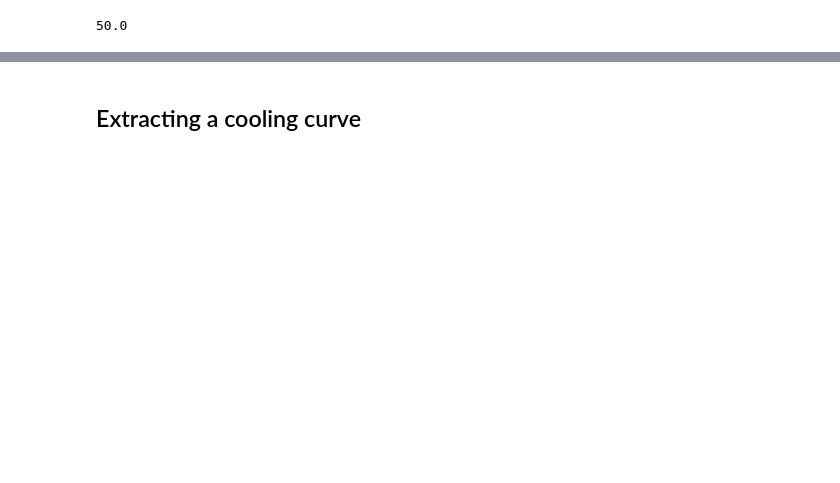
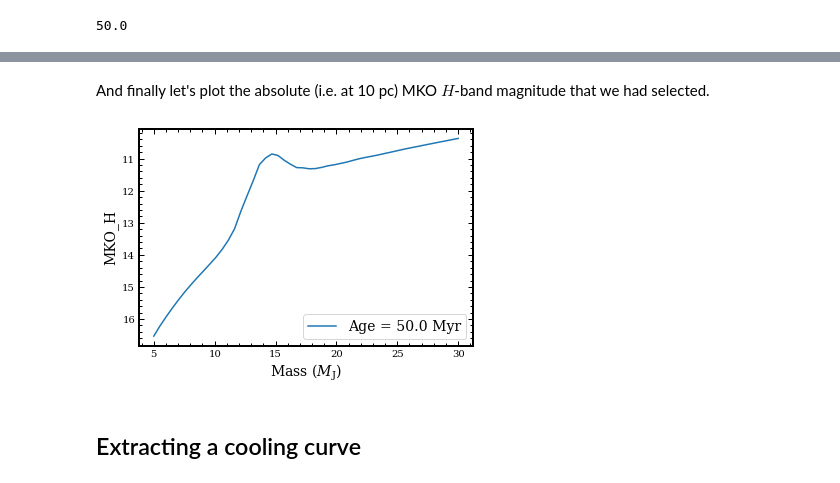
Before and after one commit to tomasstolker/species, a Jupyter notebook: docs/tutorials/read_isochrone.ipynb, the cells around one changed output, grey strips where cells are left out. Saved outputs shown, nothing was run; the diff lists cells and outputs as text; code cells hidden in the pictures; blank space fills up the shorter version.

```diff
--- a/docs/tutorials/read_isochrone.ipynb
+++ b/docs/tutorials/read_isochrone.ipynb
@@ -93,3 +113,14 @@ plt.show()
+# %% [markdown]
+And finally let's plot the absolute (i.e. at 10 pc) MKO $H$-band magnitude that we had selected.
+# %%
+plt.plot(iso_box.mass, iso_box.magnitude, label=f'Age = {iso_box.age} Myr')
+plt.xlabel(r'Mass ($M_\mathrm{J}$)', fontsize=14)
+plt.ylabel(iso_box.filter_mag, fontsize=14)
+plt.gca().invert_yaxis()
+plt.legend(fontsize=14)
+plt.show()
+# %% [output]
+[figure, added]
 # %% [markdown]
 ## Extracting a cooling curve
 # %% [markdown]
```
Also changed, not shown: parts of 39 cells of this notebook, 11 other files.
